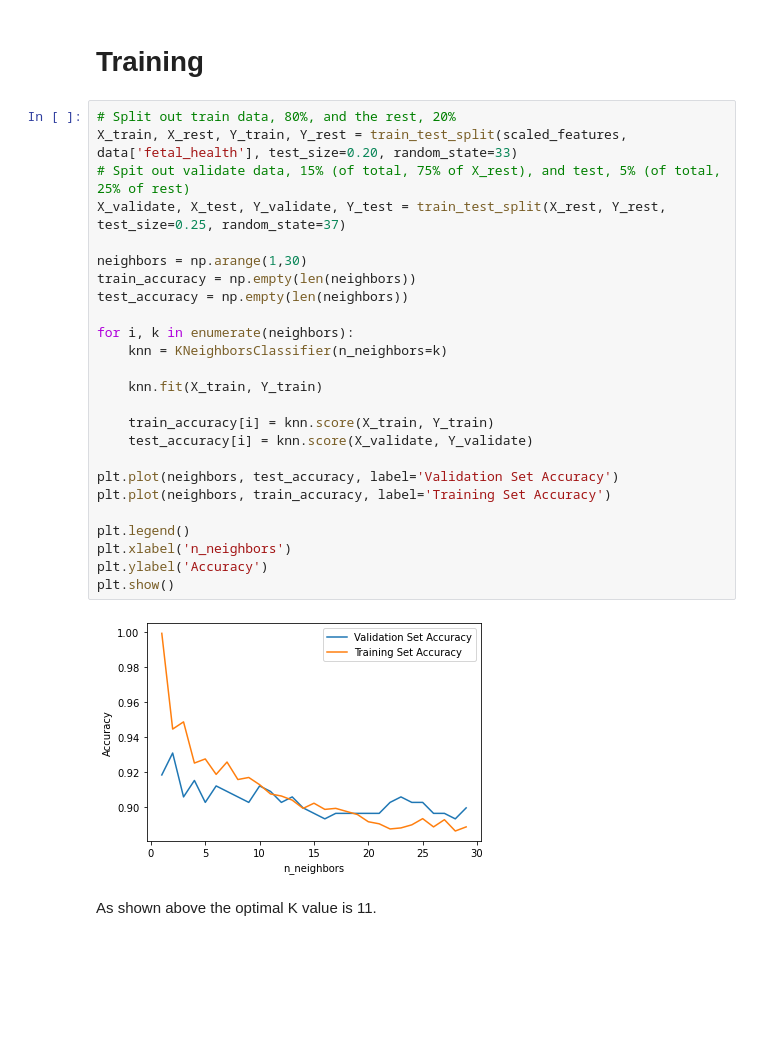
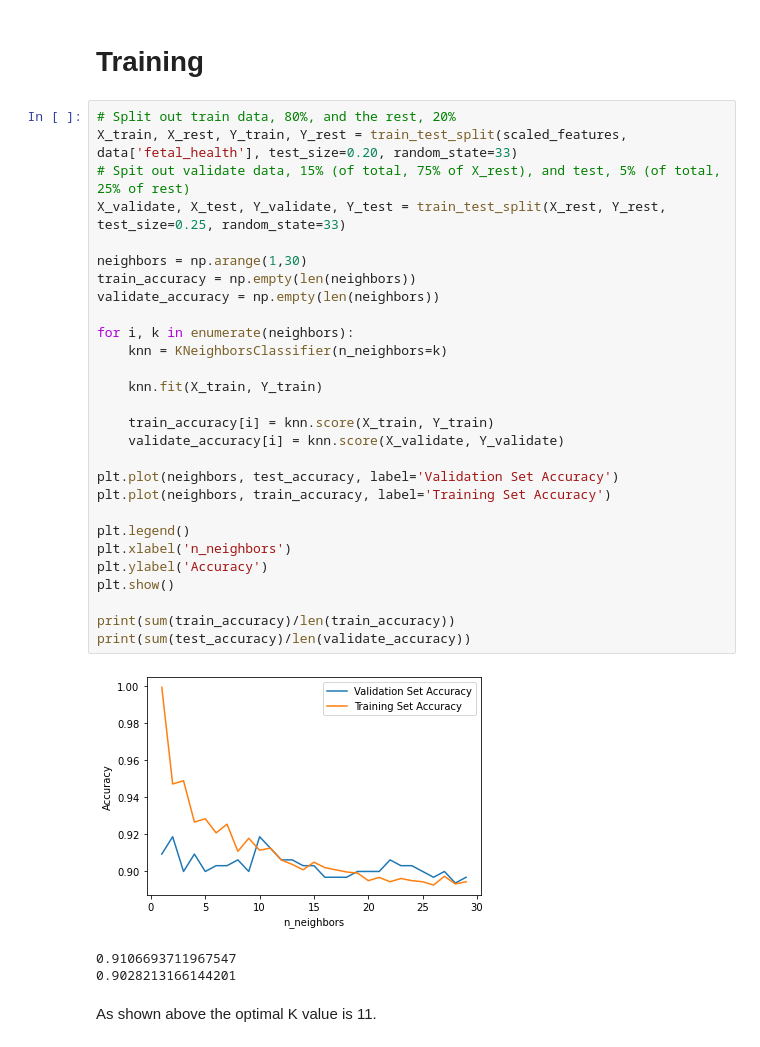
Before and after one commit to nickknapton12/BMEN415_Final_Project, a Jupyter notebook: Classification/Nick/KNN.ipynb, the cells around one changed output. Drawn from its saved outputs; the diff is of its cells as text; blank space fills up the shorter version.

```diff
--- a/Classification/Nick/KNN.ipynb
+++ b/Classification/Nick/KNN.ipynb
@@ -57,30 +100,35 @@ data_features.head()
 # %%
 # Split out train data, 80%, and the rest, 20%
 X_train, X_rest, Y_train, Y_rest = train_test_split(scaled_features, data['fetal_health'], test_size=0.20, random_state=33)
 # Spit out validate data, 15% (of total, 75% of X_rest), and test, 5% (of total, 25% of rest)
-X_validate, X_test, Y_validate, Y_test = train_test_split(X_rest, Y_rest, test_size=0.25, random_state=37)
+X_validate, X_test, Y_validate, Y_test = train_test_split(X_rest, Y_rest, test_size=0.25, random_state=33)
 
 neighbors = np.arange(1,30)
 train_accuracy = np.empty(len(neighbors))
-test_accuracy = np.empty(len(neighbors))
+validate_accuracy = np.empty(len(neighbors))
 
 for i, k in enumerate(neighbors):
     knn = KNeighborsClassifier(n_neighbors=k)
 
     knn.fit(X_train, Y_train)
 
     train_accuracy[i] = knn.score(X_train, Y_train)
-    test_accuracy[i] = knn.score(X_validate, Y_validate)
+    validate_accuracy[i] = knn.score(X_validate, Y_validate)
 
 plt.plot(neighbors, test_accuracy, label='Validation Set Accuracy')
 plt.plot(neighbors, train_accuracy, label='Training Set Accuracy')
 
 plt.legend()
 plt.xlabel('n_neighbors')
 plt.ylabel('Accuracy')
 plt.show()
+
+print(sum(train_accuracy)/len(train_accuracy))
+print(sum(test_accuracy)/len(validate_accuracy))
 # %% [output]
-[figure, old version]
+[figure, new version]
+0.9106693711967547
+0.9028213166144201
 # %% [markdown]
 As shown above the optimal K value is 11.
 # %% [markdown]
```
Also changed, not shown: parts of 9 cells of this notebook, 5 other files.
